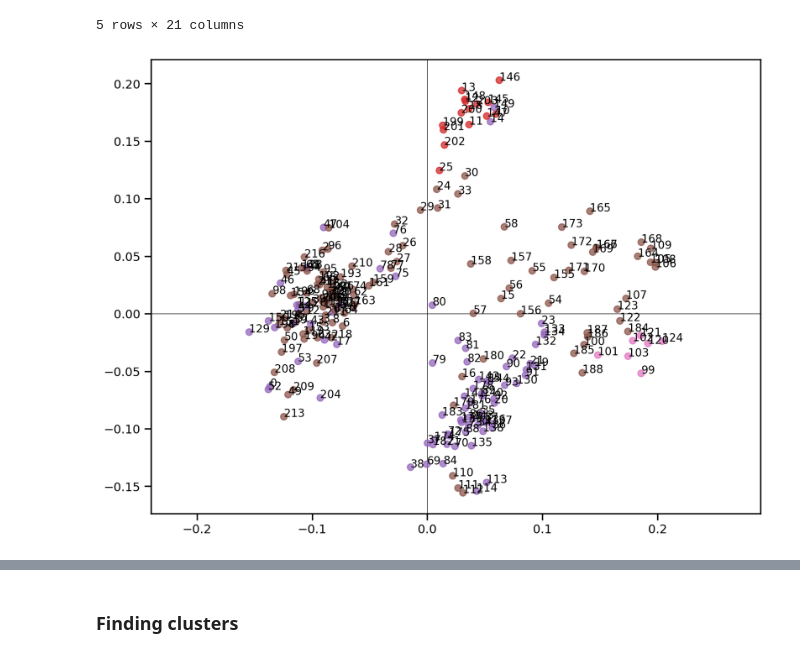
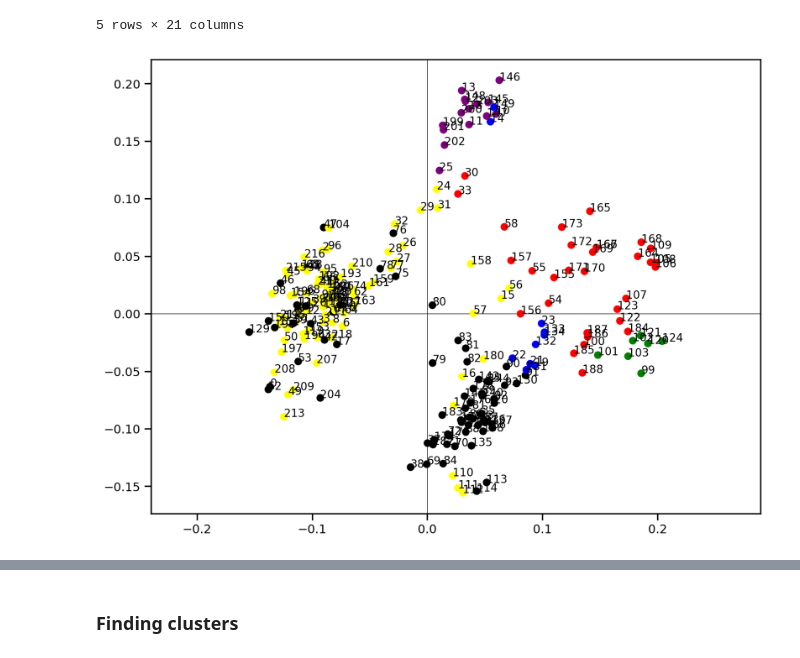
Before and after one commit to fabianmoss/crim-haverford, a Jupyter notebook: analysis.ipynb, the cells around one changed output, grey strips where cells are left out. Cells and saved outputs as stored; diff of their text form; code cells hidden in the pictures.

```diff
--- a/analysis.ipynb
+++ b/analysis.ipynb
@@ -347,4 +406,5 @@ X = note_counts.values
 # %%
-pca_reducer = PCA(n_components=2)
+pca_reducer = PCA()
 # %%
-X_ = pca_reducer.fit_transform(X)
+pca_reducer.fit(X)
+X_ = pca_reducer.transform(X)
@@ -350,0 +415,14 @@ X_ = pca_reducer.fit_transform(X)
+# %%
+N = pca_reducer.components_.shape[0]
+N = 4
+
+fig, axes = plt.subplots(N,1, sharex=False, figsize=(15,15), gridspec_kw={'height_ratios': pca_reducer.explained_variance_ratio_[:N]})
+
+for n in range(N):
+    axes[n].axhline(0, c="black")
+    axes[n].bar(range(len(lof)), pca_reducer.components_[n])
+    axes[n].set_xticks(range(len(lof)), lof)
+
+    var = pca_reducer.explained_variance_ratio_[n]
+    axes[n].set_ylabel(round(var,2))
+plt.show()
@@ -351,8 +431,8 @@ X_ = pca_reducer.fit_transform(X)
 # %%
-def plot_embedding(emb, axes=True):
+def plot_embedding(emb, axes=True, c=None, cmap=None):
     fig, ax = plt.subplots(figsize=figsize)
     ax.axis('equal')
-    ax.scatter(emb[:,0], emb[:,1], alpha=.75, zorder=3, c=clrs)
+    ax.scatter(emb[:,0], emb[:,1], alpha=1., zorder=3, c=c, cmap=cmap)
     for (x, y), s in zip(emb, note_counts.index):
         ax.text(x, y, s, fontsize=10)
     if axes:
@@ -378,8 +458,9 @@ rel_note_counts.head()
 | 4 | 0.0 | 0.0 | 0.0 | 0.0 | 0.0 | 0.000000 | 0.120867 | 0.109464 | 0.079818 | 0.225770 | ... | ... |
 5 rows × 21 columns
 # %%
-X__ = pca_reducer.fit_transform(rel_note_counts.values)
-plot_embedding(X__)
+pca_reducer.fit(rel_note_counts.values)
+X__ = pca_reducer.transform(rel_note_counts.values)
+plot_embedding(X__[:,:2], c=clrs)
 plt.savefig("img/pca_relcounts.png")
 # %% [output]
-[figure, old version]
+[figure, new version]
```
Also changed, not shown: parts of 22 cells of this notebook, 5 other files.
